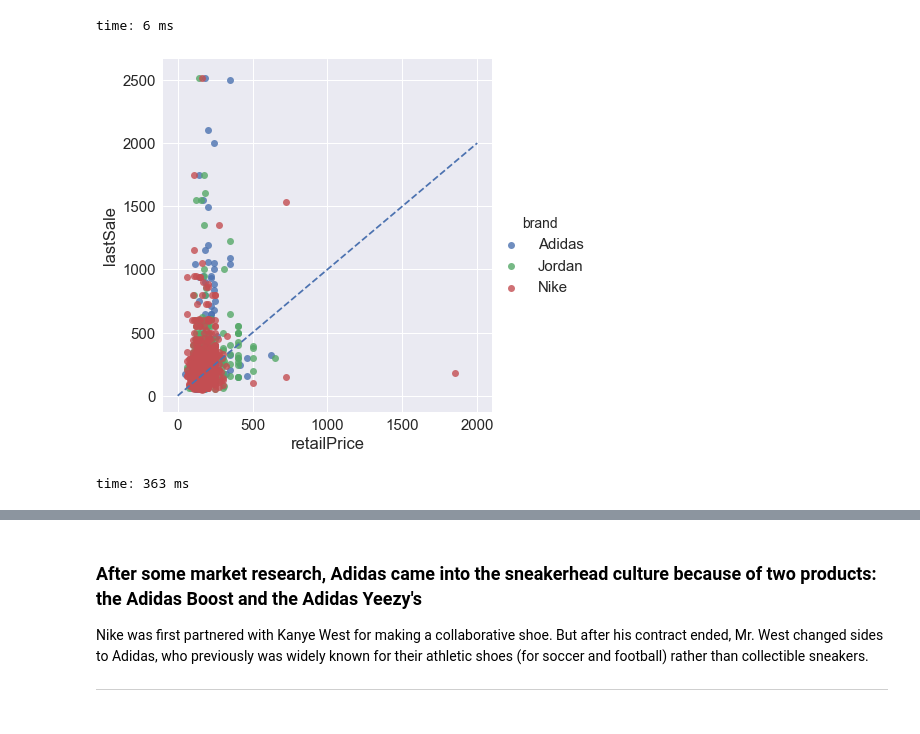
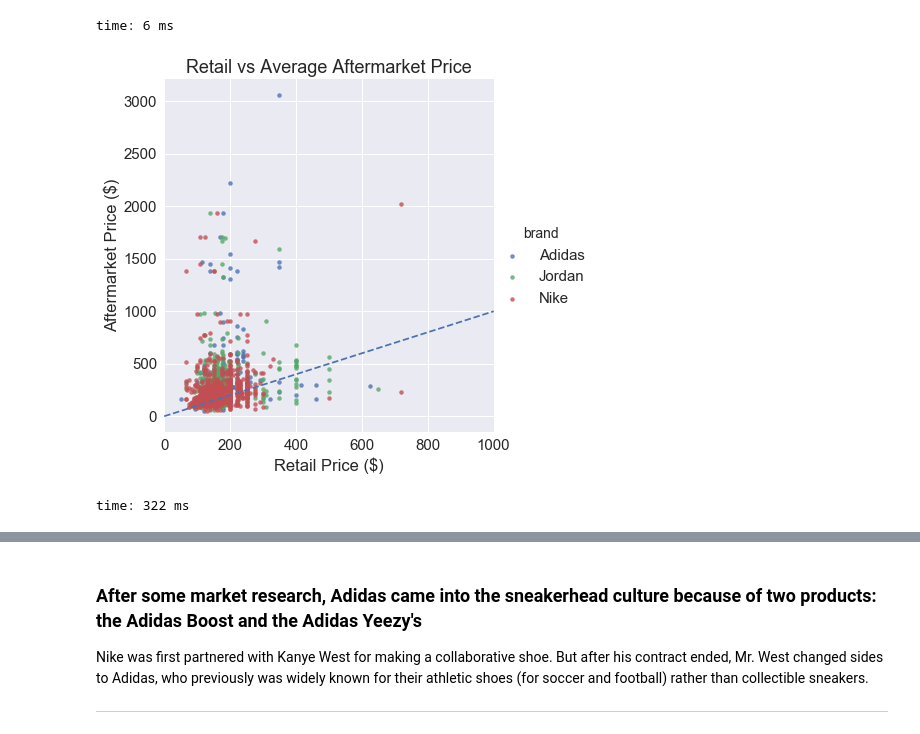
Before and after one commit to chrisk447/Capstone-GA, a Jupyter notebook: StockX Notebook.ipynb, the cells around one changed output, grey strips where cells are left out. Drawn from its saved outputs; the diff is of its cells as text; code cells hidden in the pictures.

Commit message:
some plot labeling

```diff
--- a/StockX Notebook.ipynb
+++ b/StockX Notebook.ipynb
@@ -360,12 +360,17 @@ time: 6 ms
 # %%
 # See a 1-to-1 linear line for retail Price vs last Sale price
 sns.set(font_scale=1.5)
-sns.lmplot(x='retailPrice', y ='lastSale', data=tops, hue='brand', fit_reg=False, size=6)
+sns.lmplot(x='retailPrice', y ='averageDeadstockPrice', data=tops, hue='brand', fit_reg=False, size=6,
+          scatter_kws={"s": 20})
 plt.plot(np.linspace(0,2000,2000), np.linspace(0,2000,2000), linestyle='--')
+plt.xlim([0,1000])
+plt.title('Retail vs Average Aftermarket Price')
+plt.xlabel('Retail Price ($)')
+plt.ylabel('Aftermarket Price ($)')
 plt.show()
 # %% [output]
-[figure, old version]
+[figure, new version]
-time: 363 ms
+time: 322 ms
 # %%
 # sns.swarmplot(x='year', y='lastSale', data=tops[tops.year>2010], hue='brand')
 # plt.xticks(rotation=90)
```
Also changed, not shown: parts of 19 cells of this notebook.
